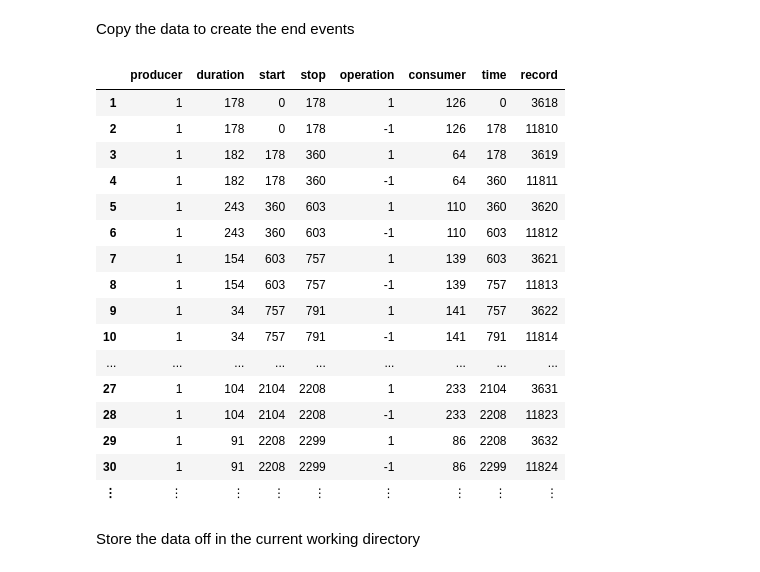
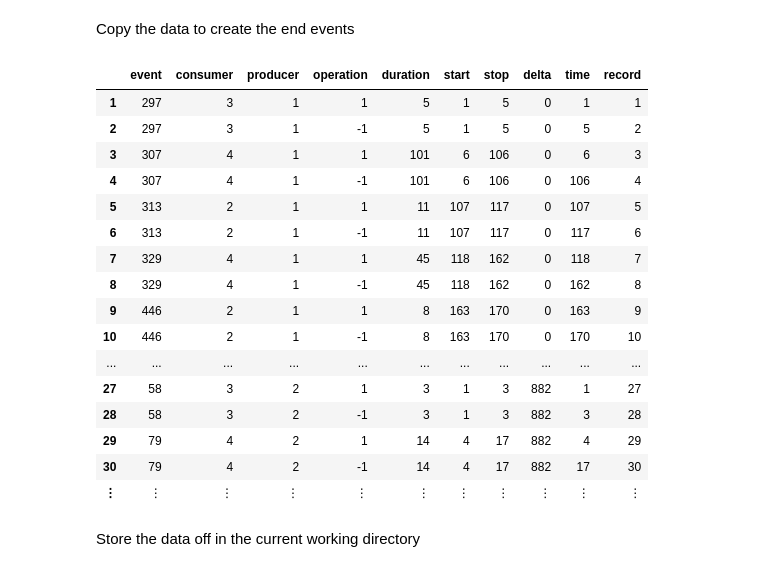
Before and after one commit to aaronsheldon/tableau-examples, a Jupyter notebook: simple-data-generation.ipynb, the cells around one changed output. Cells and saved outputs as stored; diff of their text form; code cells hidden in the pictures.

```diff
--- a/simple-data-generation.ipynb
+++ b/simple-data-generation.ipynb
@@ -32,0 +19,27 @@ stays[:time] = stays[:start];
+# %%
+stays = DataFrame(
+    event = collect(1:1024),
+    consumer = rand([4,4,4,4,3,3,2], 1024),
+    producer = rand(1:64, 1024),
+    operation = ones(Int64, 1024)
+);
+stays[:duration] = ceil.(
+    Int64,
+    (2.^(1 + stays[:consumer])) .* cumsum(-log.(1 - rand(1024,4)), 2)[4*collect(0:(1024-1)) + stays[:consumer]]
+)
+sort!(stays,[:producer,:event]);
+stays[:start] = [1; 1 + cumsum(stays[:duration])[1:end-1]];
+stays[:stop] = cumsum(stays[:duration]);
+stays[:delta] = zeros(Int64, 1024);
+stays[[true; stays[2:end,:producer] .!= stays[1:(end-1),:producer]], :delta] = [
+    0;
+    (
+        stays[[true; stays[2:end,:producer] .!= stays[1:(end-1),:producer]],:start][2:end] -
+        stays[[true; stays[2:end,:producer] .!= stays[1:(end-1),:producer]],:start][1:(end-1)]
+    )
+];
+stays[:delta] = cumsum(stays[:delta]);
+stays[:start] = stays[:start] - stays[:delta];
+stays[:stop] = stays[:stop] - stays[:delta];
+stays[:time] = stays[:start];
+stays
@@ -41,28 +79,29 @@ Copy the data to create the end events
 # %%
 temp = copy(stays);
 temp[:operation] = -temp[:operation];
 temp[:time] = temp[:stop]
 stays = [stays; temp];
-stays[:record] = 1:16384;
-sort!(stays,[:producer,:time, :operation])
+sort!(stays,[:producer,:time]);
+stays[:record] = 1:(2*1024);
+stays
 # %% [output]
-|  | producer | duration | start | stop | operation | consumer | time | record |
-| 1 | 1 | 178 | 0 | 178 | 1 | 126 | 0 | 3618 |
-| 2 | 1 | 178 | 0 | 178 | -1 | 126 | 178 | 11810 |
-| 3 | 1 | 182 | 178 | 360 | 1 | 64 | 178 | 3619 |
-| 4 | 1 | 182 | 178 | 360 | -1 | 64 | 360 | 11811 |
-| 5 | 1 | 243 | 360 | 603 | 1 | 110 | 360 | 3620 |
-| 6 | 1 | 243 | 360 | 603 | -1 | 110 | 603 | 11812 |
-| 7 | 1 | 154 | 603 | 757 | 1 | 139 | 603 | 3621 |
-| 8 | 1 | 154 | 603 | 757 | -1 | 139 | 757 | 11813 |
-| 9 | 1 | 34 | 757 | 791 | 1 | 141 | 757 | 3622 |
-| 10 | 1 | 34 | 757 | 791 | -1 | 141 | 791 | 11814 |
-| ... | ... | ... | ... | ... | ... | ... | ... | ... |
-| 27 | 1 | 104 | 2104 | 2208 | 1 | 233 | 2104 | 3631 |
-| 28 | 1 | 104 | 2104 | 2208 | -1 | 233 | 2208 | 11823 |
-| 29 | 1 | 91 | 2208 | 2299 | 1 | 86 | 2208 | 3632 |
-| 30 | 1 | 91 | 2208 | 2299 | -1 | 86 | 2299 | 11824 |
-| ⋮ | ⋮ | ⋮ | ⋮ | ⋮ | ⋮ | ⋮ | ⋮ | ⋮ |
+|  | event | consumer | producer | operation | duration | start | stop | delta | time | record |
+| 1 | 297 | 3 | 1 | 1 | 5 | 1 | 5 | 0 | 1 | 1 |
+| 2 | 297 | 3 | 1 | -1 | 5 | 1 | 5 | 0 | 5 | 2 |
+| 3 | 307 | 4 | 1 | 1 | 101 | 6 | 106 | 0 | 6 | 3 |
+| 4 | 307 | 4 | 1 | -1 | 101 | 6 | 106 | 0 | 106 | 4 |
+| 5 | 313 | 2 | 1 | 1 | 11 | 107 | 117 | 0 | 107 | 5 |
+| 6 | 313 | 2 | 1 | -1 | 11 | 107 | 117 | 0 | 117 | 6 |
+| 7 | 329 | 4 | 1 | 1 | 45 | 118 | 162 | 0 | 118 | 7 |
+| 8 | 329 | 4 | 1 | -1 | 45 | 118 | 162 | 0 | 162 | 8 |
+| 9 | 446 | 2 | 1 | 1 | 8 | 163 | 170 | 0 | 163 | 9 |
+| 10 | 446 | 2 | 1 | -1 | 8 | 163 | 170 | 0 | 170 | 10 |
+| ... | ... | ... | ... | ... | ... | ... | ... | ... | ... | ... |
+| 27 | 58 | 3 | 2 | 1 | 3 | 1 | 3 | 882 | 1 | 27 |
+| 28 | 58 | 3 | 2 | -1 | 3 | 1 | 3 | 882 | 3 | 28 |
+| 29 | 79 | 4 | 2 | 1 | 14 | 4 | 17 | 882 | 4 | 29 |
+| 30 | 79 | 4 | 2 | -1 | 14 | 4 | 17 | 882 | 17 | 30 |
+| ⋮ | ⋮ | ⋮ | ⋮ | ⋮ | ⋮ | ⋮ | ⋮ | ⋮ | ⋮ | ⋮ |
 # %% [markdown]
 Store the data off in the current working directory
 # %%
```
Also changed, not shown: parts of 12 cells of this notebook, 1 other file.
